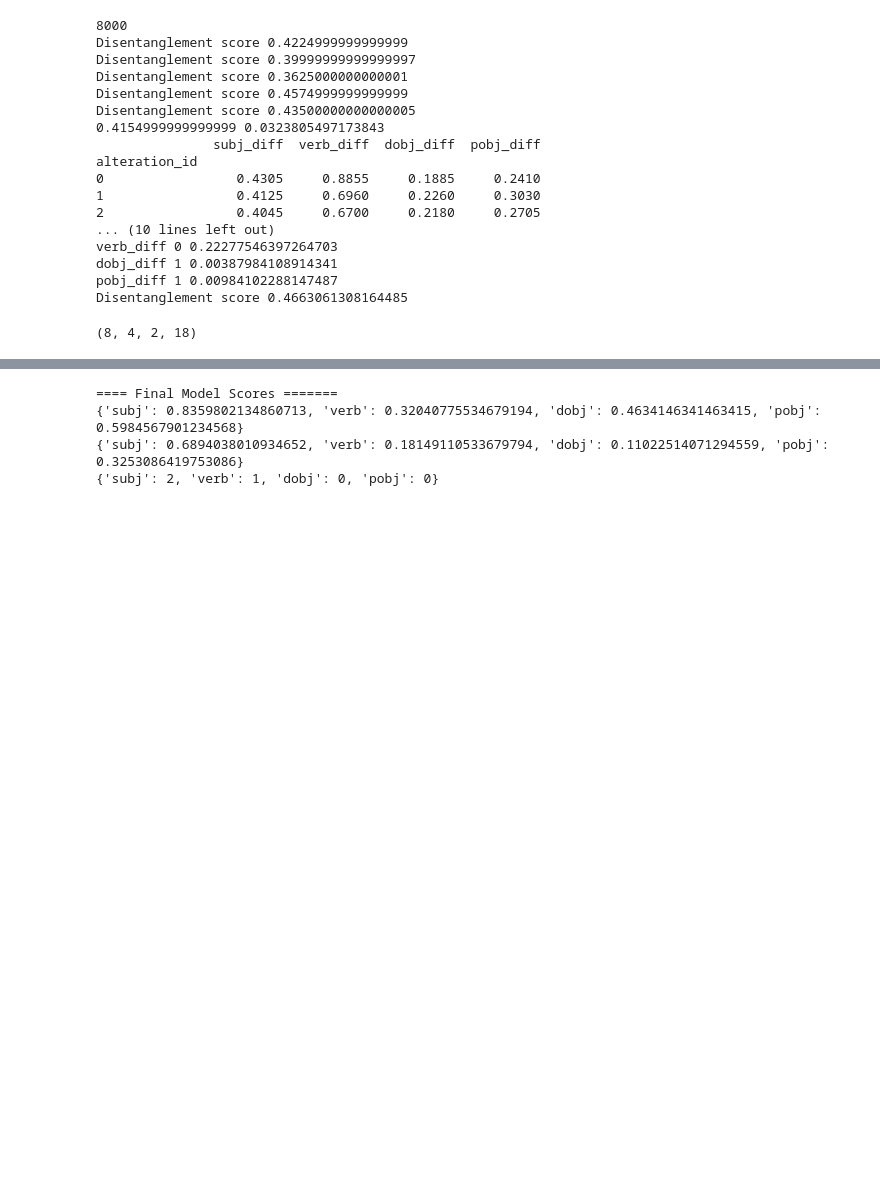
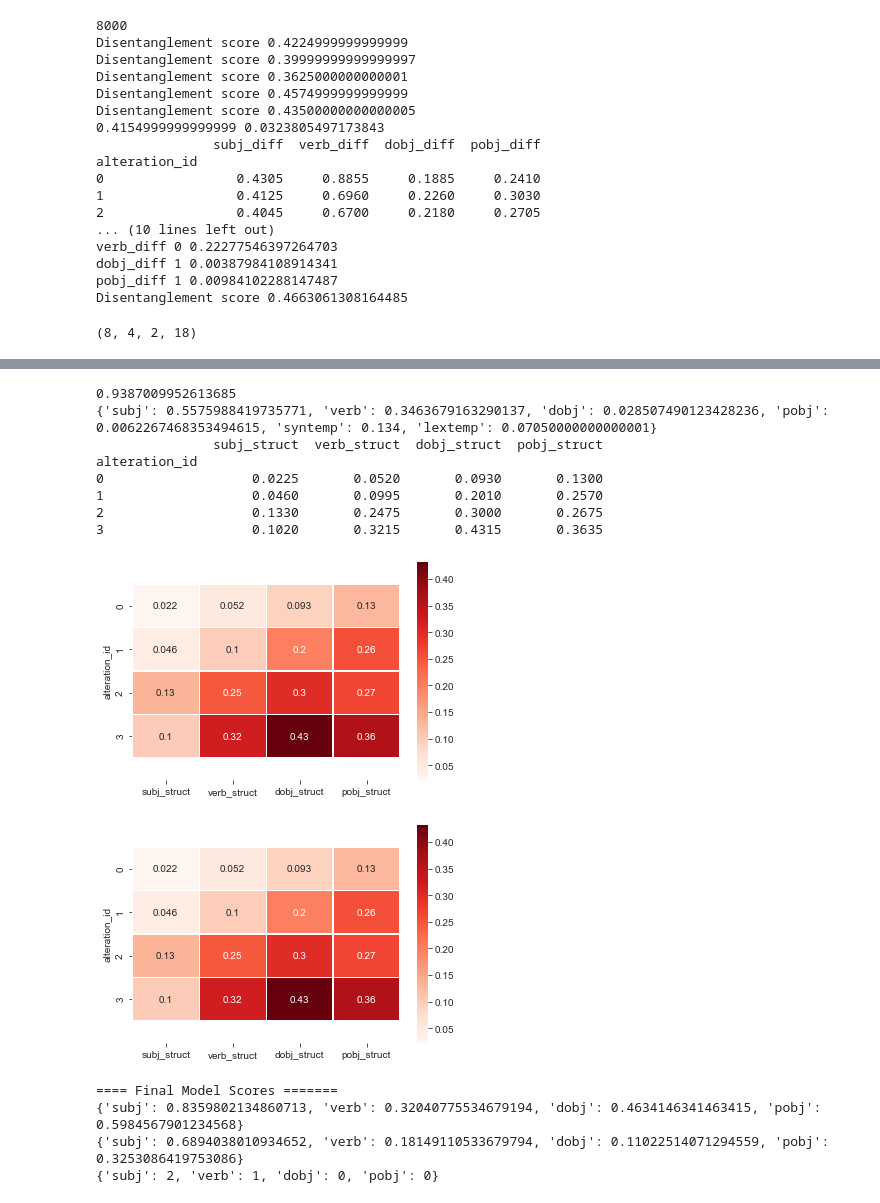
Before and after one commit to ghazi-f/QKVAE, a Jupyter notebook: disentanglement_transformer/Model_Analysis2.ipynb, the cells around one changed output, grey strips where cells are left out. Cells and saved outputs as stored; diff of their text form; code cells hidden in the pictures; blank space fills up the shorter version.

```diff
--- a/disentanglement_transformer/Model_Analysis2.ipynb
+++ b/disentanglement_transformer/Model_Analysis2.ipynb
@@ -608,3 +762,17 @@ data.reinit_iterator('valid')
+# %%
+
+show_df_hm2(var_wise_scores.drop(['syntemp', 'lextemp'], axis=1))
+# %% [output]
+0.9387009952613685
+{'subj': 0.5575988419735771, 'verb': 0.3463679163290137, 'dobj': 0.028507490123428236, 'pobj': 0.0062267468353494615, 'syntemp': 0.134, 'lextemp': 0.07050000000000001}
+               subj_struct  verb_struct  dobj_struct  pobj_struct
+alteration_id
+0                   0.0225       0.0520       0.0930       0.1300
+1                   0.0460       0.0995       0.2010       0.2570
+2                   0.1330       0.2475       0.3000       0.2675
+3                   0.1020       0.3215       0.4315       0.3635
+[figure, added]
+[figure, added]
 # %%
 def get_encoder_disentanglement_score(data_iter):
     rel_idx, att_maxes = [], []
```
Also changed, not shown: parts of 8 cells of this notebook, 1 other file.
